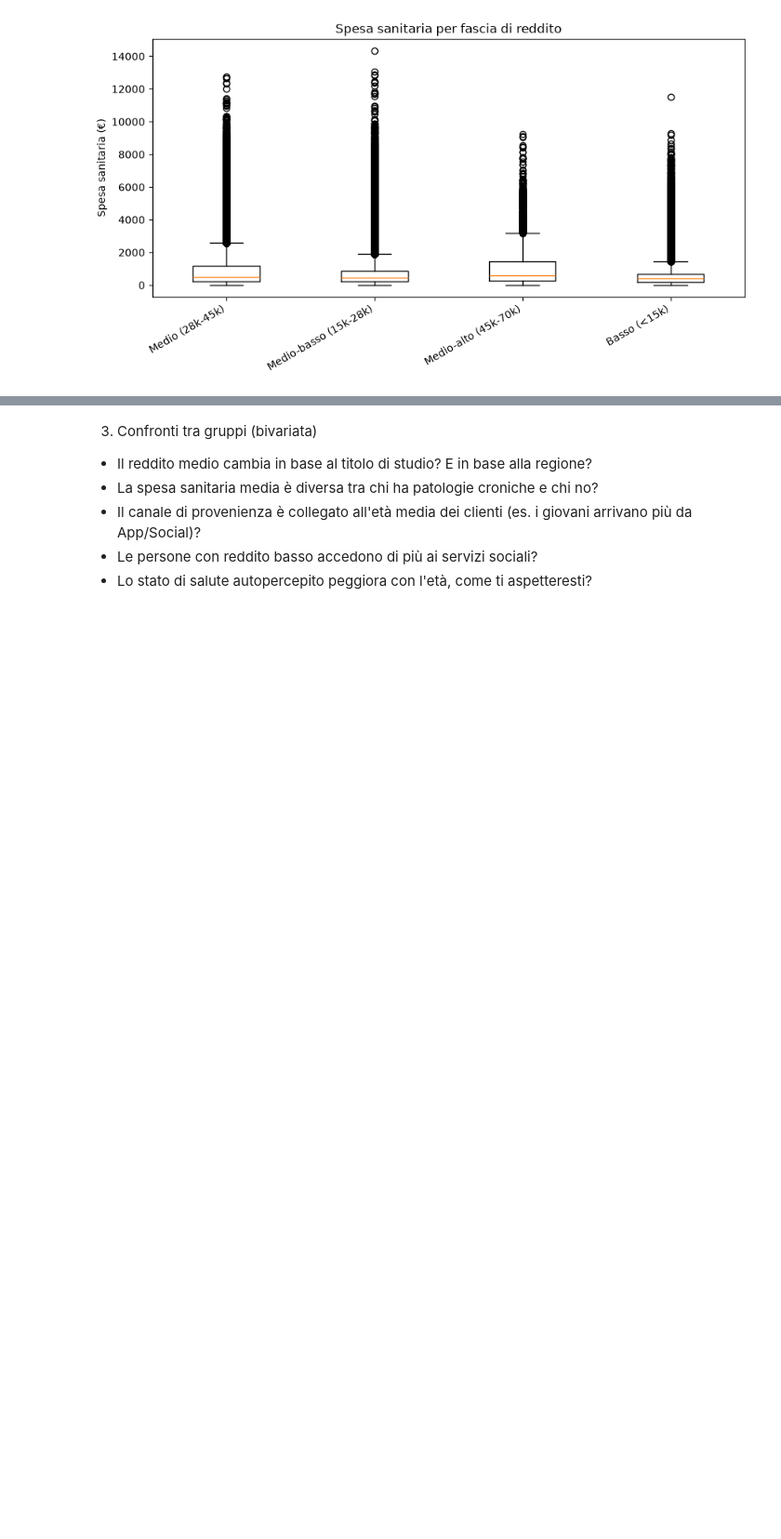
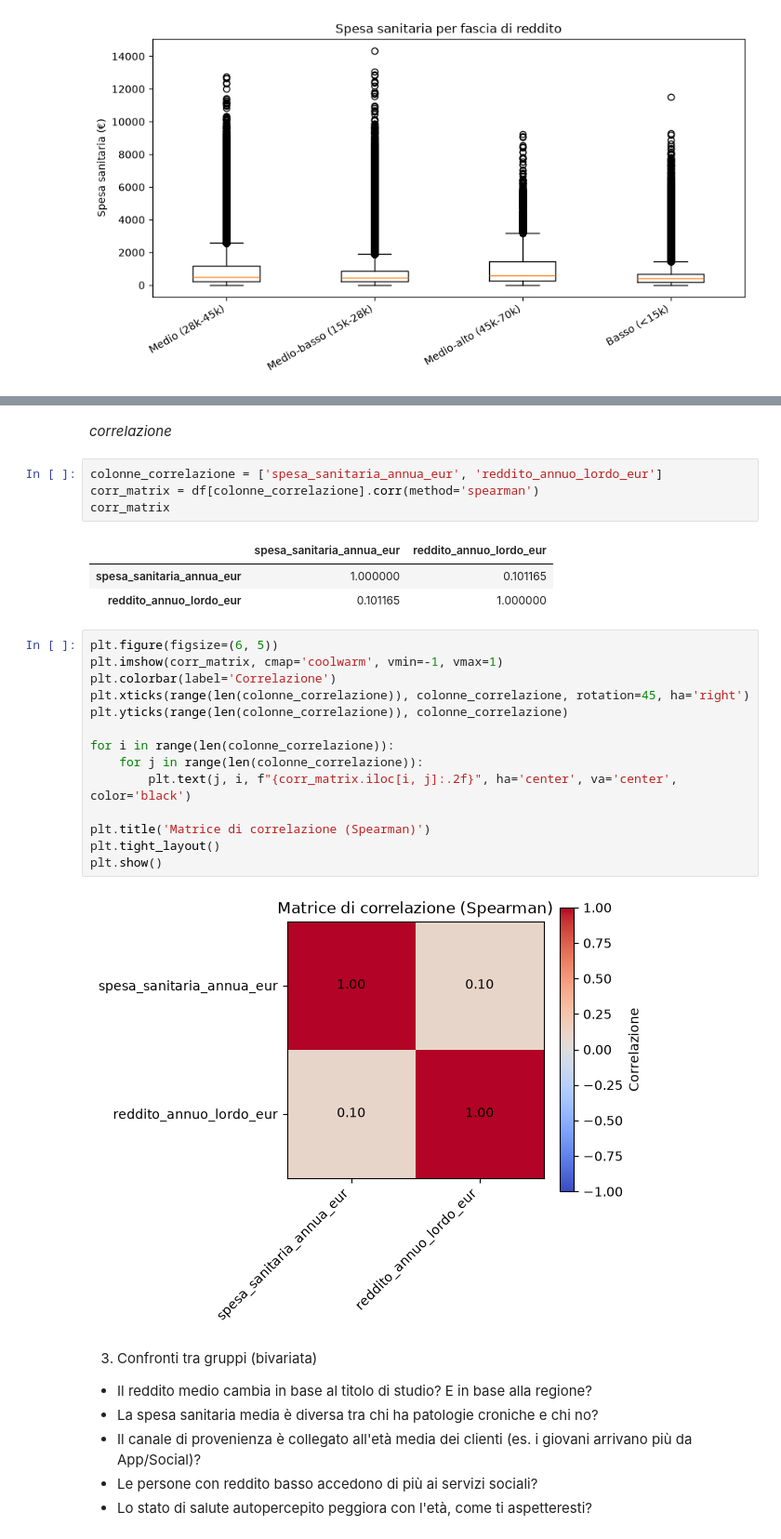
Before and after one commit to fuma92-da/DATASET-SOCIO-SANITARIO, a Jupyter notebook: DS_SOCSAN.ipynb, the cells around one changed output, grey strips where cells are left out. Shown at 93% size. Saved outputs shown, nothing was run; the diff lists cells and outputs as text; blank space fills up the shorter version.

```diff
--- a/DS_SOCSAN.ipynb
+++ b/DS_SOCSAN.ipynb
@@ -213,3 +278,29 @@ plt.show()
+# %% [markdown]
+*correlazione*
+# %%
+colonne_correlazione = ['spesa_sanitaria_annua_eur', 'reddito_annuo_lordo_eur']
+corr_matrix = df[colonne_correlazione].corr(method='spearman')
+corr_matrix
+# %% [output]
+|  | spesa_sanitaria_annua_eur | reddito_annuo_lordo_eur |
+| spesa_sanitaria_annua_eur | 1.000000 | 0.101165 |
+| reddito_annuo_lordo_eur | 0.101165 | 1.000000 |
+# %%
+plt.figure(figsize=(6, 5))
+plt.imshow(corr_matrix, cmap='coolwarm', vmin=-1, vmax=1)
+plt.colorbar(label='Correlazione')
+plt.xticks(range(len(colonne_correlazione)), colonne_correlazione, rotation=45, ha='right')
+plt.yticks(range(len(colonne_correlazione)), colonne_correlazione)
+
+for i in range(len(colonne_correlazione)):
+    for j in range(len(colonne_correlazione)):
+        plt.text(j, i, f"{corr_matrix.iloc[i, j]:.2f}", ha='center', va='center', color='black')
+
+plt.title('Matrice di correlazione (Spearman)')
+plt.tight_layout()
+plt.show()
+# %% [output]
+[figure, added]
 # %% [markdown]
 3. Confronti tra gruppi (bivariata)
 
```
Also changed, not shown: parts of 11 cells of this notebook.
